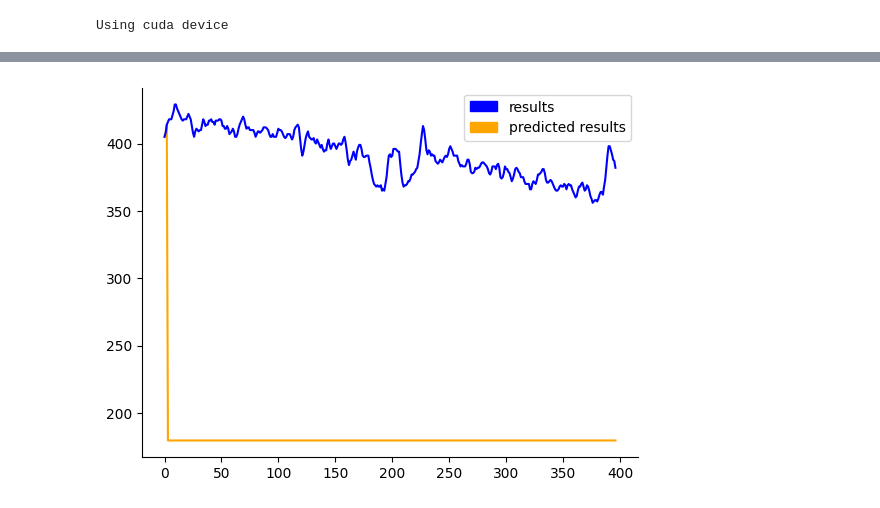
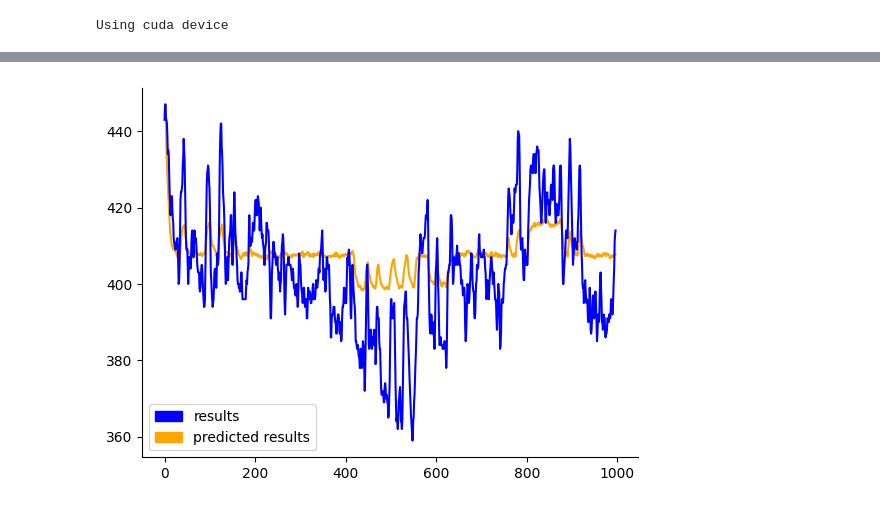
Before and after one commit to nitram1805/Digitization_of_electronic_assets, a Jupyter notebook: Group_1_final_proj.ipynb, the cells around one changed output, grey strips where cells are left out. Drawn from its saved outputs; the diff is of its cells as text; code cells hidden in the pictures.

Commit message:
Loop with different activation functions best rrse = 0.8

```diff
--- a/Group_1_final_proj.ipynb
+++ b/Group_1_final_proj.ipynb
@@ -223,4 +225,4 @@ RRSE:  0.48300259410060137
 # %%
-print("MSE: ", mean_squared_error(y_test, yhat_best))
-rrse = root_relative_squared_error(y_test, yhat_best)
-print("RRSE: ",rrse)
+# print("MSE: ", mean_squared_error(y_test, yhat_best))
+# rrse = root_relative_squared_error(y_test, yhat_best)
+# print("RRSE: ",rrse)
@@ -243,7 +243,7 @@ plt.show()
 # %%
 import sklearn.model_selection as modsel
 
-data_train, data_test = modsel.train_test_split(data['2023-02-14 12:27:00':'2023-02-14 12:45:00'], test_size=0.2, shuffle=False)
+data_train, data_test = modsel.train_test_split(data['2023-02-14 12:27:00':'2023-02-14 13:50:00'], test_size=0.2, shuffle=False)
 
 
 
@@ -332,13 +378,13 @@ RRSE:  29.743747314125777
 # %%
 
 import matplotlib.patches as mpatches
 fig, ax = plt.subplots()
-ax.plot(yhat, color='orange')
+ax.plot(eval_dict["RReLU"]['yhat'], color='orange')
 ax.plot(y_test_1, color='blue')
 orange_patch = mpatches.Patch(color='orange', label='predicted results')
 blue_patch = mpatches.Patch(color='blue', label='results')
 ax.legend(handles=[blue_patch,orange_patch])
 
 plt.show()
 # %% [output]
-[figure, old version]
+[figure, new version]
```
Also changed, not shown: parts of 8 cells of this notebook.
